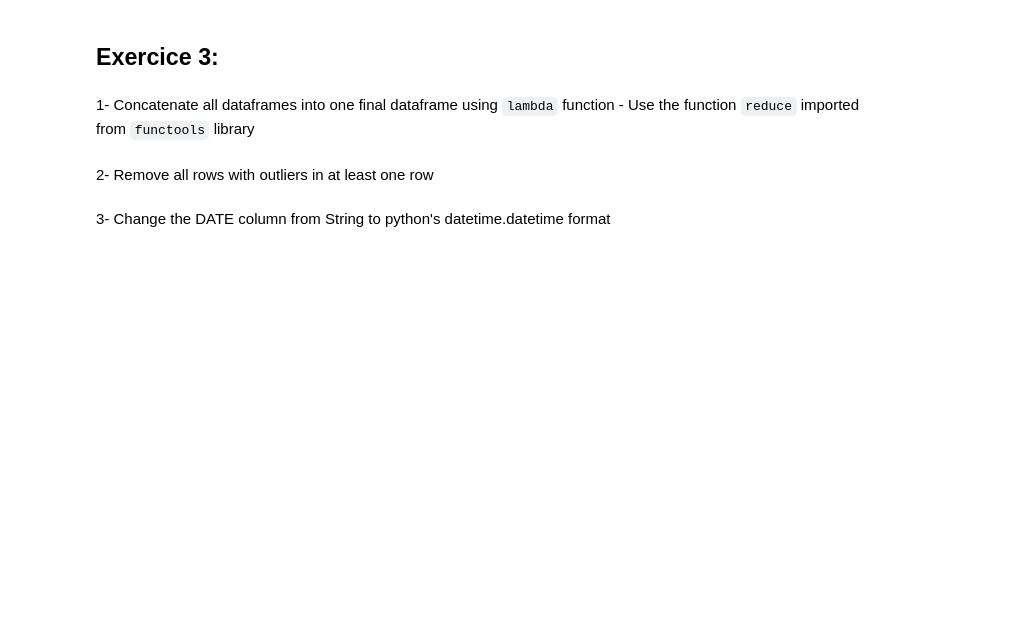
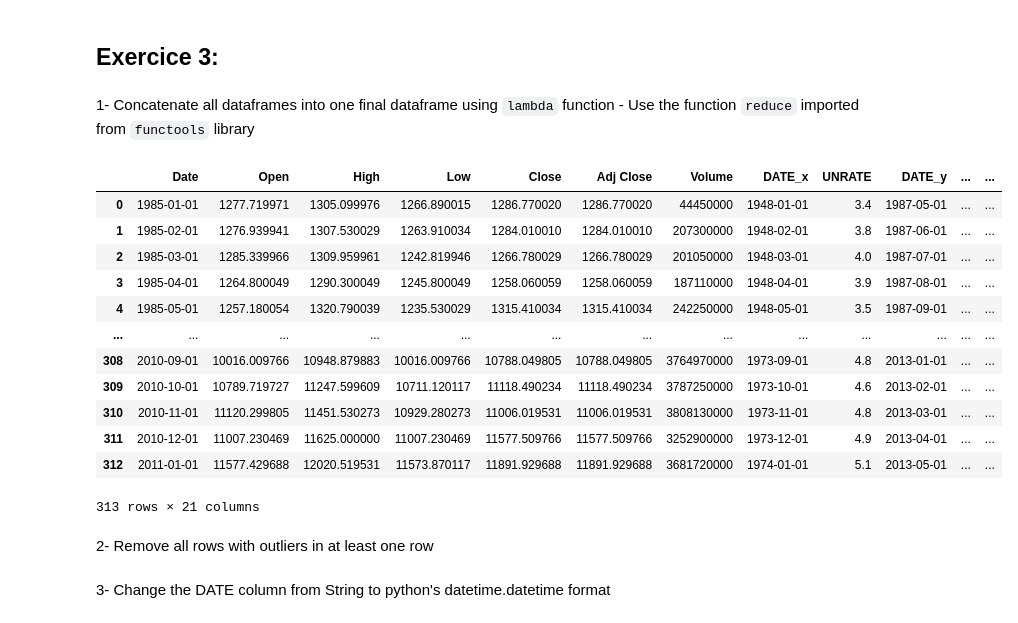
Before and after one commit to aabir-ribouh/python-for-finance, a Jupyter notebook: day_03/assignments/03-pandas-timeseries-assignment.ipynb, the cells around one changed output. Drawn from its saved outputs; the diff is of its cells as text; code cells hidden in the pictures; blank space fills up the shorter version.

```diff
--- a/day_03/assignments/03-pandas-timeseries-assignment.ipynb
+++ b/day_03/assignments/03-pandas-timeseries-assignment.ipynb
@@ -353,0 +381,5 @@ umcsi_df
+# %%
+# Your code here
+column_names = ["DATE", "THE INDEX OF CONSUMER SENTIMENT"]
+umcsi_df = umcsi_df.reindex(columns=column_names)
+umcsi_df
@@ -361,3 +405,24 @@ umcsi_df
+# %%
+# Your code here
+data_frames = [dow, unemp, oil, hstarts, cars, retail, fedrate, umcsi_df]
+df = reduce(lambda left, right:     # Merge three pandas DataFrames
+                     pd.merge(left , right, left_index=True, right_index=True),
+                     data_frames)
+df
+# %% [output]
+|  | Date | Open | High | Low | Close | Adj Close | Volume | DATE_x | UNRATE | DATE_y | ... | ... |
+| 0 | 1985-01-01 | 1277.719971 | 1305.099976 | 1266.890015 | 1286.770020 | 1286.770020 | 44450000 | 1948-01-01 | 3.4 | 1987-05-01 | ... | ... |
+| 1 | 1985-02-01 | 1276.939941 | 1307.530029 | 1263.910034 | 1284.010010 | 1284.010010 | 207300000 | 1948-02-01 | 3.8 | 1987-06-01 | ... | ... |
+| 2 | 1985-03-01 | 1285.339966 | 1309.959961 | 1242.819946 | 1266.780029 | 1266.780029 | 201050000 | 1948-03-01 | 4.0 | 1987-07-01 | ... | ... |
+| 3 | 1985-04-01 | 1264.800049 | 1290.300049 | 1245.800049 | 1258.060059 | 1258.060059 | 187110000 | 1948-04-01 | 3.9 | 1987-08-01 | ... | ... |
+| 4 | 1985-05-01 | 1257.180054 | 1320.790039 | 1235.530029 | 1315.410034 | 1315.410034 | 242250000 | 1948-05-01 | 3.5 | 1987-09-01 | ... | ... |
+| ... | ... | ... | ... | ... | ... | ... | ... | ... | ... | ... | ... | ... |
+| 308 | 2010-09-01 | 10016.009766 | 10948.879883 | 10016.009766 | 10788.049805 | 10788.049805 | 3764970000 | 1973-09-01 | 4.8 | 2013-01-01 | ... | ... |
+| 309 | 2010-10-01 | 10789.719727 | 11247.599609 | 10711.120117 | 11118.490234 | 11118.490234 | 3787250000 | 1973-10-01 | 4.6 | 2013-02-01 | ... | ... |
+| 310 | 2010-11-01 | 11120.299805 | 11451.530273 | 10929.280273 | 11006.019531 | 11006.019531 | 3808130000 | 1973-11-01 | 4.8 | 2013-03-01 | ... | ... |
+| 311 | 2010-12-01 | 11007.230469 | 11625.000000 | 11007.230469 | 11577.509766 | 11577.509766 | 3252900000 | 1973-12-01 | 4.9 | 2013-04-01 | ... | ... |
+| 312 | 2011-01-01 | 11577.429688 | 12020.519531 | 11573.870117 | 11891.929688 | 11891.929688 | 3681720000 | 1974-01-01 | 5.1 | 2013-05-01 | ... | ... |
+313 rows × 21 columns
 # %% [markdown]
 2- Remove all rows with outliers in at least one row
 # %%
```
Also changed, not shown: parts of 19 cells of this notebook.
